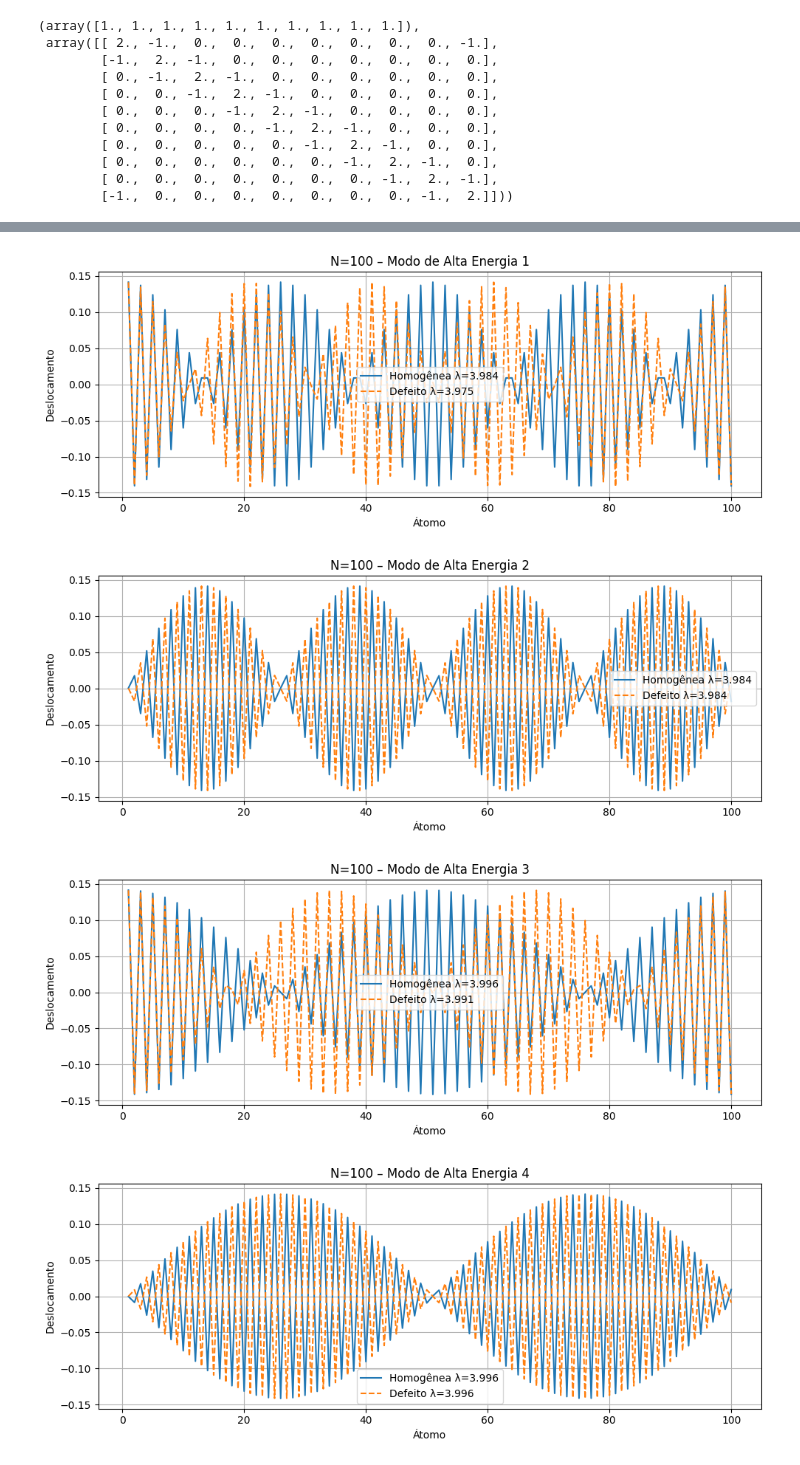
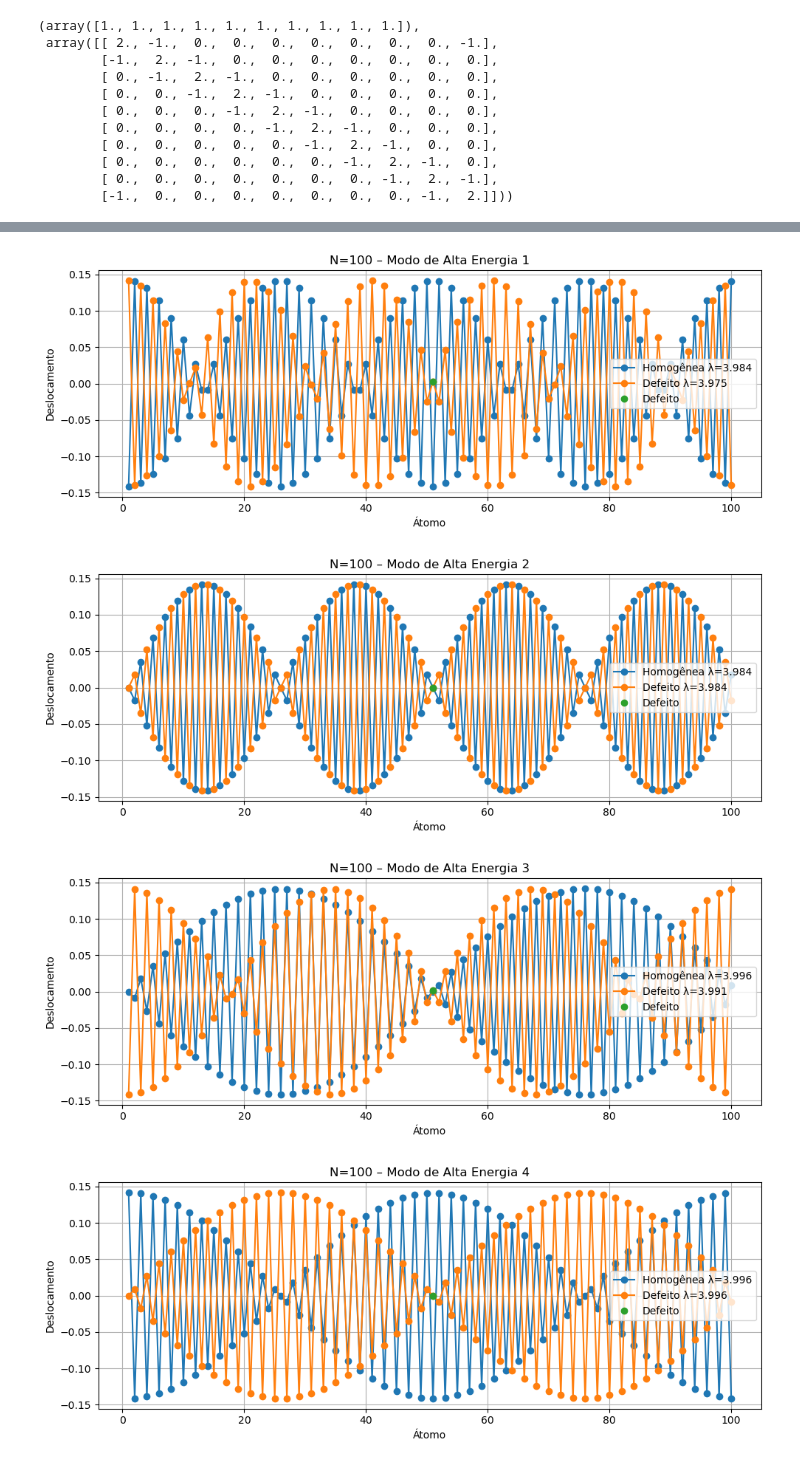
Before and after one commit to Analima123/AV5, a Jupyter notebook: AV5.ipynb, the cells around one changed output, grey strips where cells are left out. Cells and saved outputs as stored; diff of their text form; code cells hidden in the pictures.

```diff
--- a/AV5.ipynb
+++ b/AV5.ipynb
@@ -122,24 +122,22 @@ def calc_eigens(N, defeito=False, m=1.0, k=1.0, m2=5.0):
     A = M_inv.dot(K)
     vals, vecs = np.linalg.eig(A)
     vals = np.real(vals)
-    vals[vals < 0] = 0.0
     idx = np.argsort(vals)
     return vals[idx], vecs[:, idx]
 
 def plot_dos(eig_vals, lam_def=None, title='DOS', bins=9):
     hist, bin_edges = np.histogram(eig_vals, bins=bins, density=True)
     bin_w = bin_edges[1] - bin_edges[0]
-    colors = ('lightgrey',)
-    if lam_def is not None:
+    if lam_def is None:
+        plt.figure(figsize=(8, 5), dpi=100)
+        plt.hist(eig_vals, bins=bins, density=True,
+                 color='steelblue', linewidth=0.5)
+    else:
         colors = [
             'steelblue' if (bin_edges[i] <= lam_def < bin_edges[i+1]) else 'lightgrey'
             for i in range(len(hist))
         ]
-    plt.figure(figsize=(8, 5), dpi=100)
-    if lam_def is None:
-        plt.hist(eig_vals, bins=bins, density=True,
-                 color='steelblue', linewidth=0.5)
-    else:
+        plt.figure(figsize=(8, 5), dpi=100)
         plt.bar(bin_edges[:-1], hist, width=bin_w, align='edge',
                 color=colors, linewidth=0.5)
         plt.axvline(lam_def, color='red', linestyle='--', linewidth=2,
@@ -153,7 +151,6 @@ def plot_dos(eig_vals, lam_def=None, title='DOS', bins=9):
     plt.show()
 
 def plot_comparacao(N, modos=5):
-    # calcula espectros e modos
     eig_hom_vals, eig_hom_vecs = calc_eigens(N, defeito=False)
     eig_def_vals, eig_def_vecs = calc_eigens(N, defeito=True)
     x = np.arange(1, N+1)
@@ -161,10 +158,19 @@ def plot_comparacao(N, modos=5):
     # modos de baixa energia
     for i in range(modos):
         plt.figure(figsize=(10, 4))
-        plt.plot(x, eig_hom_vecs[:, i],
+        plt.plot(x, eig_hom_vecs[:, i], 'o-',
                  label=f'Homogênea λ={eig_hom_vals[i]:.3f}')
-        plt.plot(x, eig_def_vecs[:, i],
-                 label=f'Defeito λ={eig_def_vals[i]:.3f}', linestyle='--')
+        plt.plot(x, eig_def_vecs[:, i], 'o-',
+                 label=f'Defeito λ={eig_def_vals[i]:.3f}')
+        plt.plot(x[N//2], eig_def_vecs[N//2, i], 'o', label='Defeito')
+
+        # **escala simétrica** usando o maior valor absoluto + 10% de folga
+        y_hom = eig_hom_vecs[:, i]
+        y_def = eig_def_vecs[:, i]
+        max_amp = max(np.abs(y_hom).max(), np.abs(y_def).max())
+        pad = 0.1 * max_amp if max_amp > 0 else 0.1
+        plt.ylim(-max_amp - pad, +max_amp + pad)
+
         plt.title(f'N={N} – Modo de Baixa Energia {i+1}')
         plt.xlabel('Átomo')
         plt.ylabel('Deslocamento')
@@ -176,10 +182,19 @@ def plot_comparacao(N, modos=5):
     # modos de alta energia
     for j, i in enumerate(range(-modos, 0), start=1):
         plt.figure(figsize=(10, 4))
-        plt.plot(x, eig_hom_vecs[:, i],
+        plt.plot(x, eig_hom_vecs[:, i], 'o-',
                  label=f'Homogênea λ={eig_hom_vals[i]:.3f}')
-        plt.plot(x, eig_def_vecs[:, i],
-                 label=f'Defeito λ={eig_def_vals[i]:.3f}', linestyle='--')
+        plt.plot(x, eig_def_vecs[:, i], 'o-',
+                 label=f'Defeito λ={eig_def_vals[i]:.3f}')
+        plt.plot(x[N//2], eig_def_vecs[N//2, i], 'o', label='Defeito')
+
+        # mesma lógica de escala simétrica
+        y_hom = eig_hom_vecs[:, i]
+        y_def = eig_def_vecs[:, i]
+        max_amp = max(np.abs(y_hom).max(), np.abs(y_def).max())
+        pad = 0.1 * max_amp if max_amp > 0 else 0.1
+        plt.ylim(-max_amp - pad, +max_amp + pad)
+
         plt.title(f'N={N} – Modo de Alta Energia {j}')
         plt.xlabel('Átomo')
         plt.ylabel('Deslocamento')
@@ -189,12 +204,11 @@ def plot_comparacao(N, modos=5):
         plt.show()
 
 # parâmetros
-Ns = [100, 1000, 10000]
+Ns = [100,1000,10000]
 bins = 9
 modes_to_plot = 5
 
 for N in Ns:
-    # calcula espectros
     eig_hom_vals, _ = calc_eigens(N, defeito=False)
     eig_def_vals, _ = calc_eigens(N, defeito=True)
 
@@ -224,4 +238,4 @@ for N in Ns:
-[figure, old version]
+[figure, new version]
-[figure, old version]
+[figure, new version]
-[figure, old version]
+[figure, new version]
-[figure, old version]
+[figure, new version]
```
Also changed, not shown: parts of 2 cells of this notebook.
